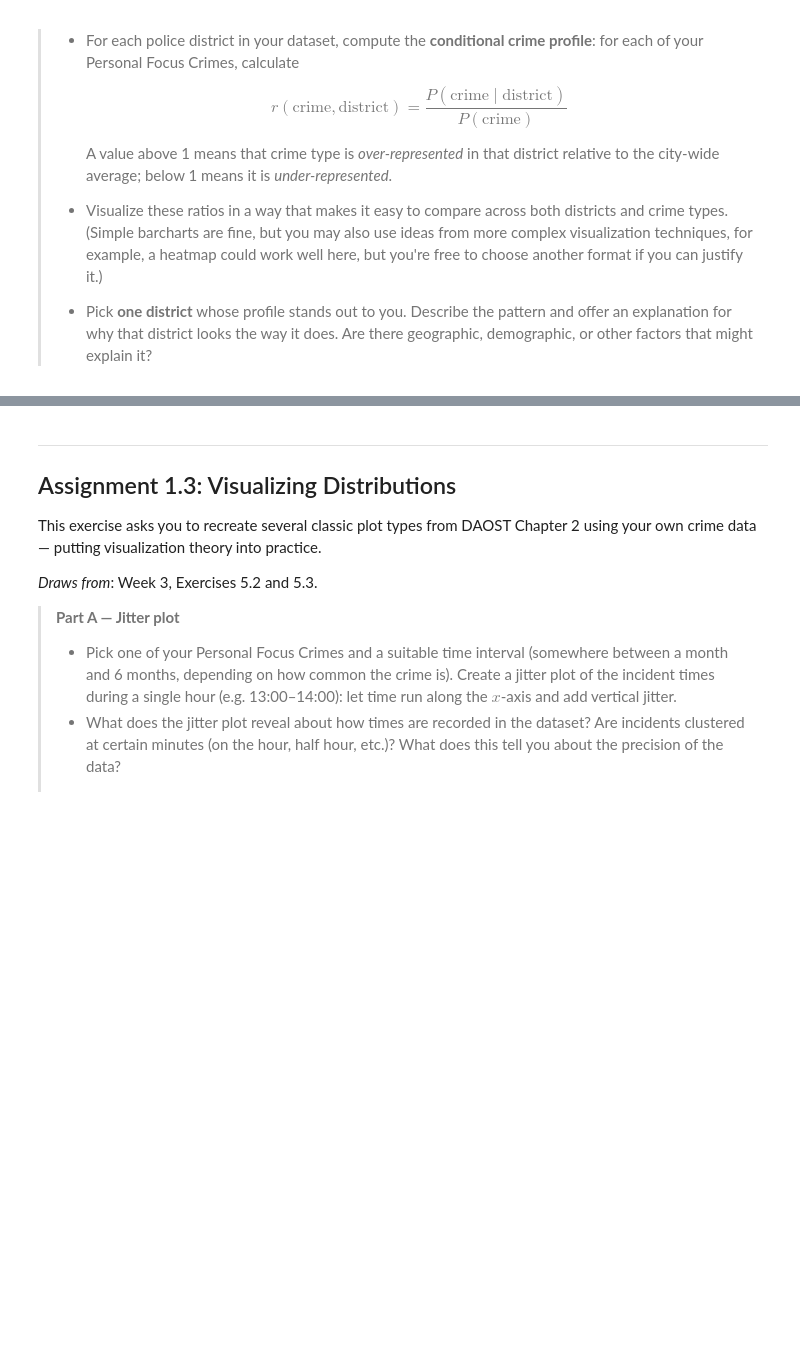
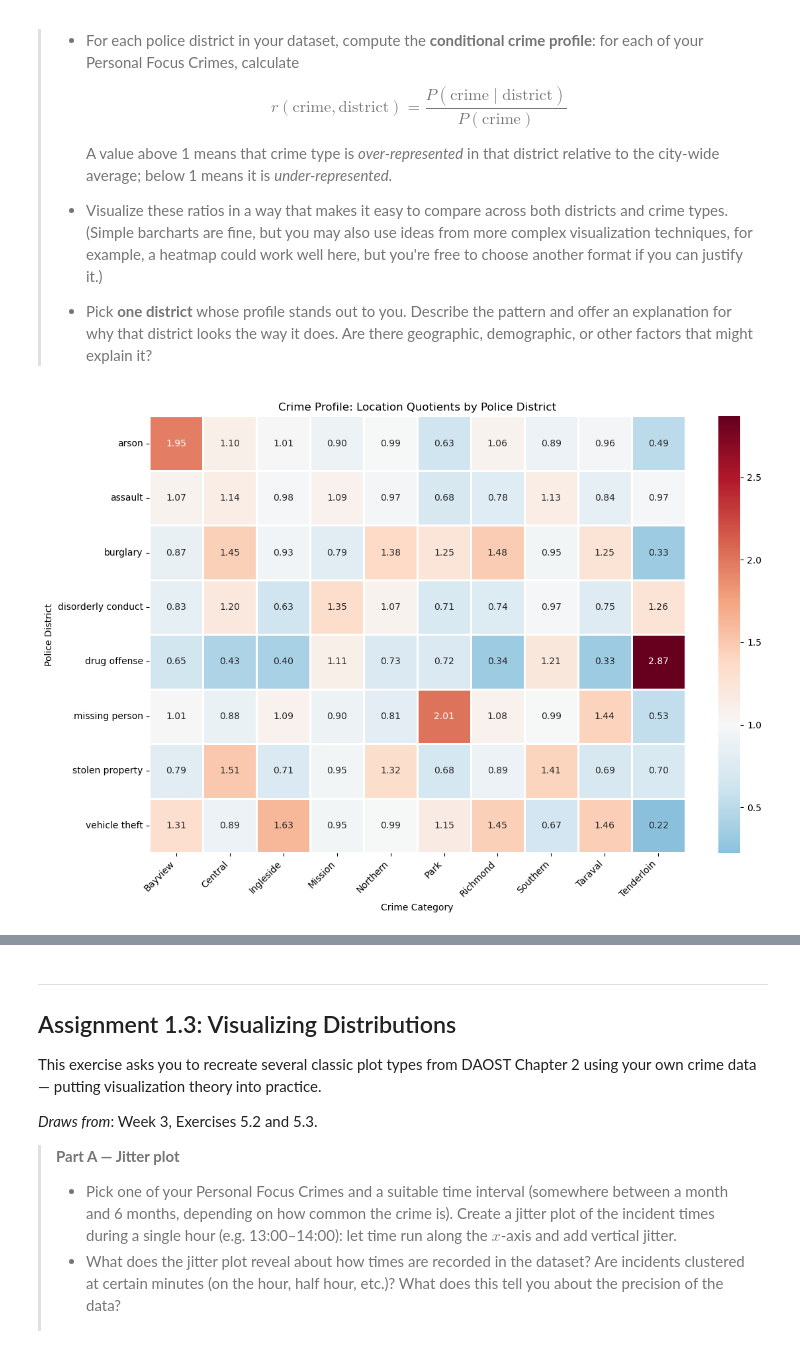
Before and after one commit to Yasmine-bou/Data_analysis, a Jupyter notebook: Assignment1.ipynb, the cells around one changed output, grey strips where cells are left out. Cells and saved outputs as stored; diff of their text form; code cells hidden in the pictures; blank space fills up the shorter version.

```diff
--- a/Assignment1.ipynb
+++ b/Assignment1.ipynb
@@ -157,0 +160,29 @@ Different parts of the city have very different crime patterns. Here we quantify
+# %%
+# P(crime)
+p_crime = df_focus["Incident Category"].value_counts(normalize=True)
+
+# P(crime|district)
+category_group = df_focus.groupby(["Police District"])
+p_crime_district = category_group["Incident Category"].value_counts(normalize=True)
+
+crime_profile = p_crime_district / p_crime
+
+profile_wide = crime_profile.unstack(level=0)
+
+plt.figure(figsize=(12, 8))
+sns.heatmap(
+    profile_wide,
+    annot=True,
+    fmt=".2f",
+    cmap="RdBu_r",          # red = high, blue = low
+    center=1,               # center at 1 (neutral)
+    linewidths=1,
+)
+plt.title("Crime Profile: Location Quotients by Police District")
+plt.xlabel("Crime Category")
+plt.ylabel("Police District")
+plt.xticks(rotation=45, ha='right')
+plt.tight_layout()
+plt.show()
+# %% [output]
+[figure, added]
```
Also changed, not shown: parts of 4 cells of this notebook.
